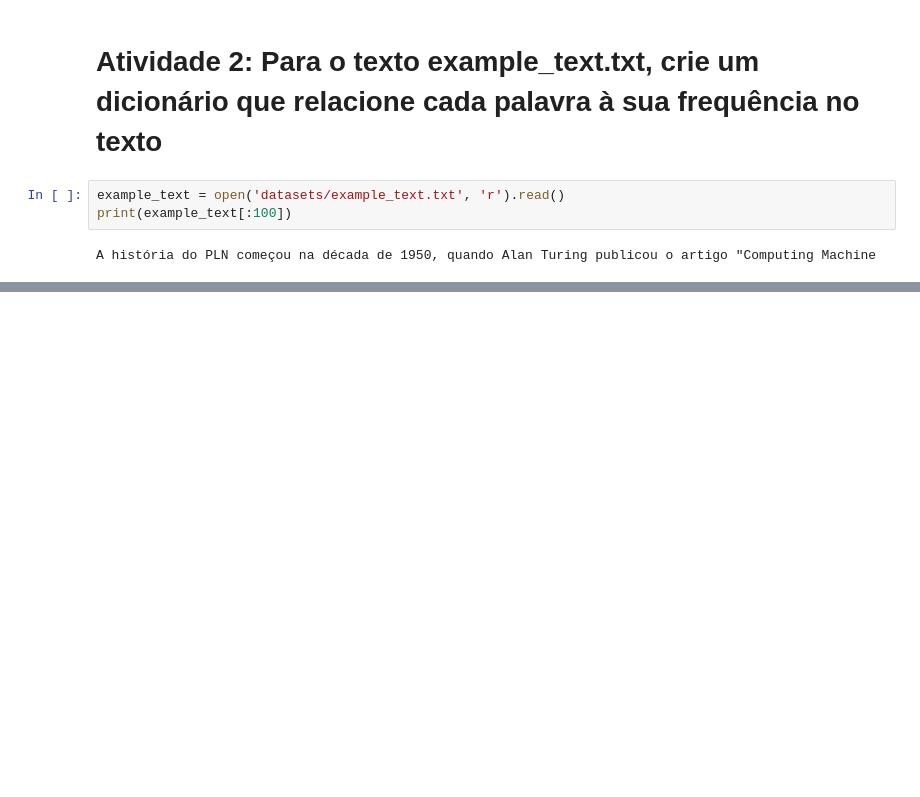
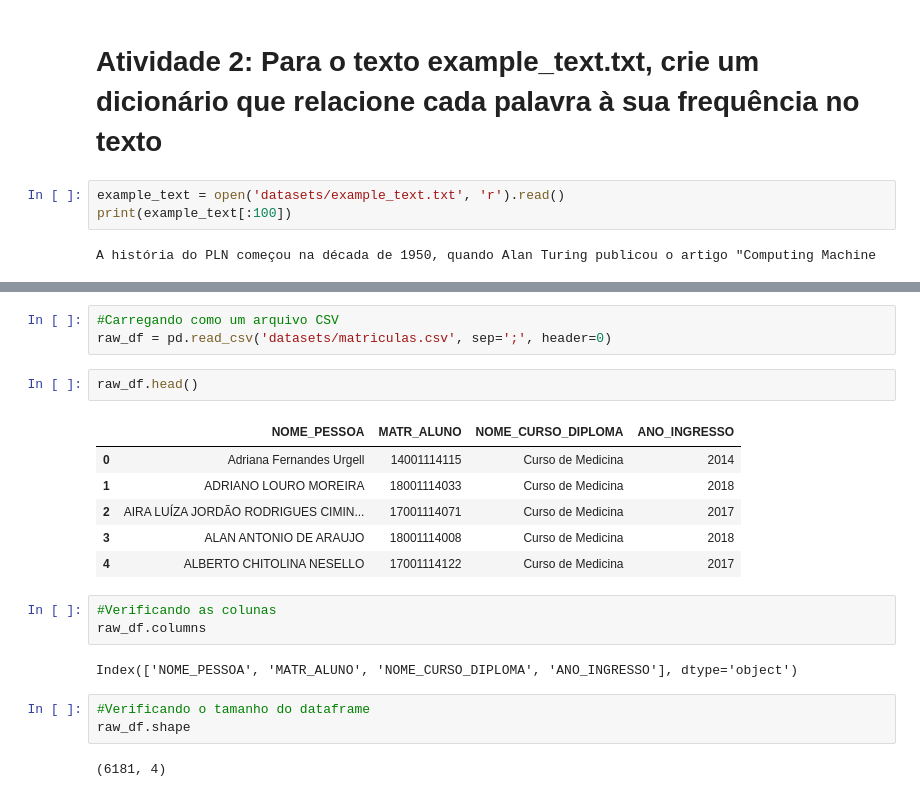
Before and after one commit to fnbalves/curso_machine_learning, a Jupyter notebook: Aprendendo python - parte 1.ipynb, the cells around one changed output, grey strips where cells are left out. Drawn from its saved outputs; the diff is of its cells as text; blank space fills up the shorter version.

```diff
--- a/Aprendendo python - parte 1.ipynb
+++ b/Aprendendo python - parte 1.ipynb
@@ -339,0 +371,22 @@ A história do PLN começou na década de 1950, quando Alan Turing publicou o ar
+# %%
+#Carregando como um arquivo CSV
+raw_df = pd.read_csv('datasets/matriculas.csv', sep=';', header=0)
+# %%
+raw_df.head()
+# %% [output]
+|  | NOME_PESSOA | MATR_ALUNO | NOME_CURSO_DIPLOMA | ANO_INGRESSO |
+| 0 | Adriana Fernandes Urgell | 14001114115 | Curso de Medicina | 2014 |
+| 1 | ADRIANO LOURO MOREIRA | 18001114033 | Curso de Medicina | 2018 |
+| 2 | AIRA LUÍZA JORDÃO RODRIGUES CIMIN... | 17001114071 | Curso de Medicina | 2017 |
+| 3 | ALAN ANTONIO DE ARAUJO | 18001114008 | Curso de Medicina | 2018 |
+| 4 | ALBERTO CHITOLINA NESELLO | 17001114122 | Curso de Medicina | 2017 |
+# %%
+#Verificando as colunas
+raw_df.columns
+# %% [output]
+Index(['NOME_PESSOA', 'MATR_ALUNO', 'NOME_CURSO_DIPLOMA', 'ANO_INGRESSO'], dtype='object')
+# %%
+#Verificando o tamanho do dataframe
+raw_df.shape
+# %% [output]
+(6181, 4)
```
Also changed, not shown: parts of 43 cells of this notebook.
